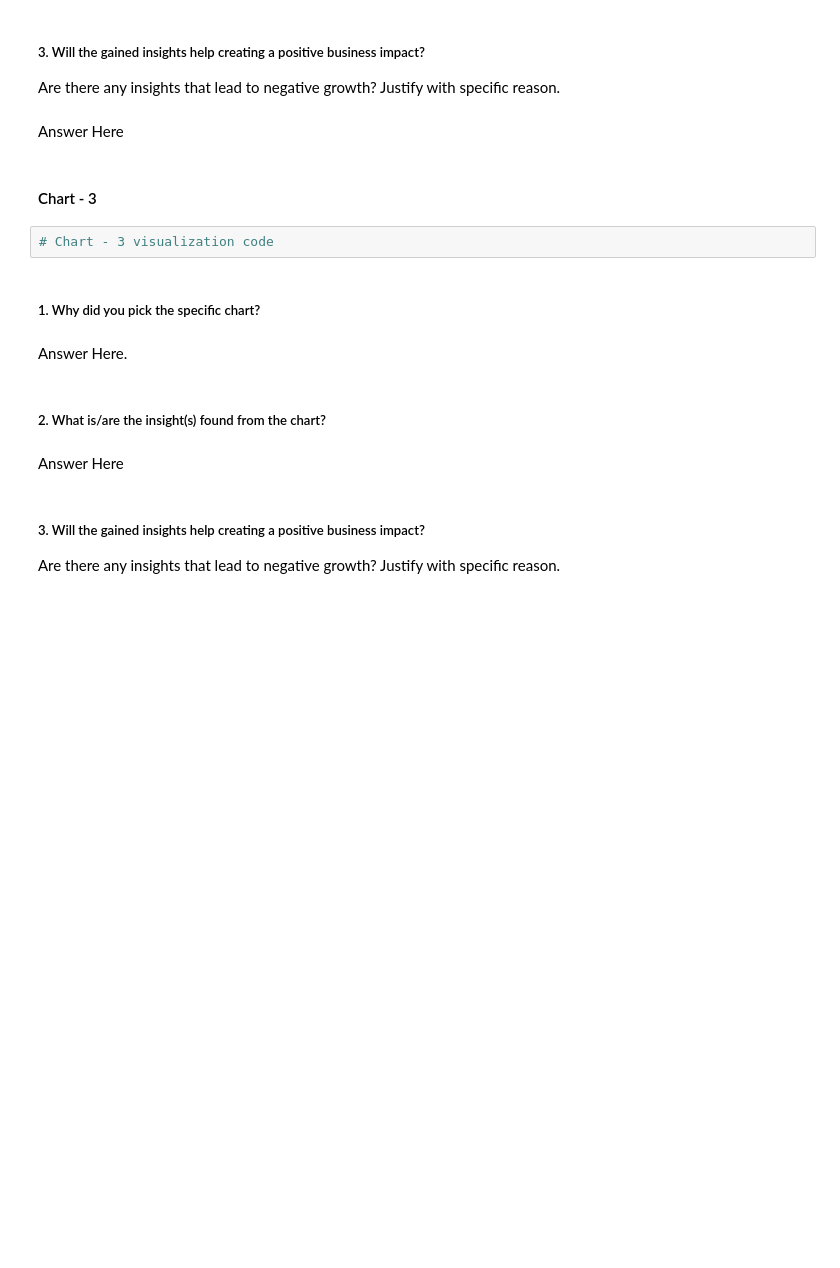
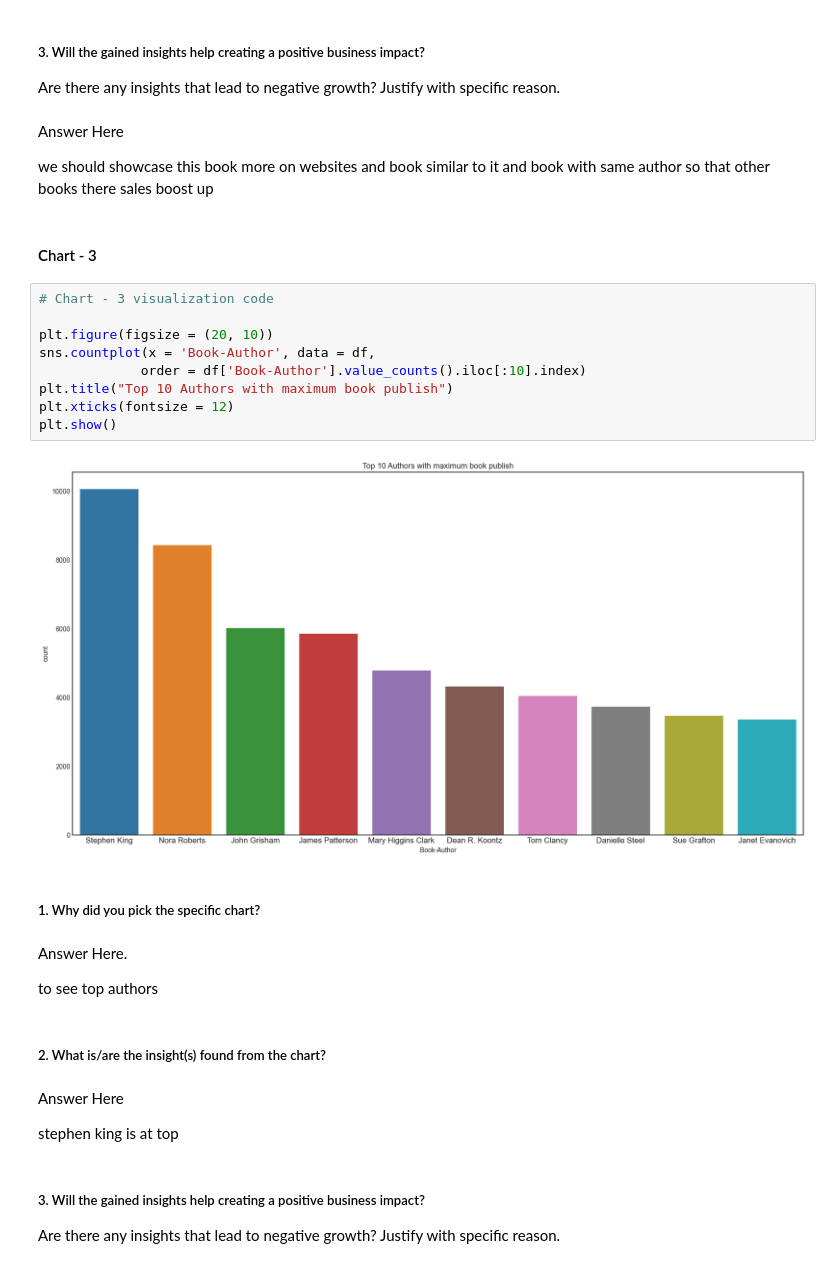
Before and after one commit to kaushikk1999/Book-Recommendation-System, a Jupyter notebook: Book Recommendation System.ipynb, the cells around one changed output. Cells and saved outputs as stored; diff of their text form; blank space fills up the shorter version.

```diff
--- a/Book Recommendation System.ipynb
+++ b/Book Recommendation System.ipynb
@@ -188,20 +472,35 @@ Answer Here
 # %% [markdown]
 ##### 3. Will the gained insights help creating a positive business impact?
 Are there any insights that lead to negative growth? Justify with specific reason.
-# %% [markdown]
-Answer Here
+# %% [markdown]
+Answer Here
+
+we should showcase this book more on websites and book similar to it and book with same author so that other books  there sales boost up
 # %% [markdown]
 #### Chart - 3
-# %%
-# Chart - 3 visualization code
+# %%
+# Chart - 3 visualization code
+
+plt.figure(figsize = (20, 10))
+sns.countplot(x = 'Book-Author', data = df,
+             order = df['Book-Author'].value_counts().iloc[:10].index)
+plt.title("Top 10 Authors with maximum book publish")
+plt.xticks(fontsize = 12)
+plt.show()
+# %% [output]
+[figure, added]
 # %% [markdown]
 ##### 1. Why did you pick the specific chart?
 # %% [markdown]
 Answer Here.
+
+to see top authors
 # %% [markdown]
 ##### 2. What is/are the insight(s) found from the chart?
-# %% [markdown]
-Answer Here
+# %% [markdown]
+Answer Here
+
+stephen king is at top
 # %% [markdown]
 ##### 3. Will the gained insights help creating a positive business impact?
 Are there any insights that lead to negative growth? Justify with specific reason.
```
Also changed, not shown: parts of 158 cells of this notebook.
